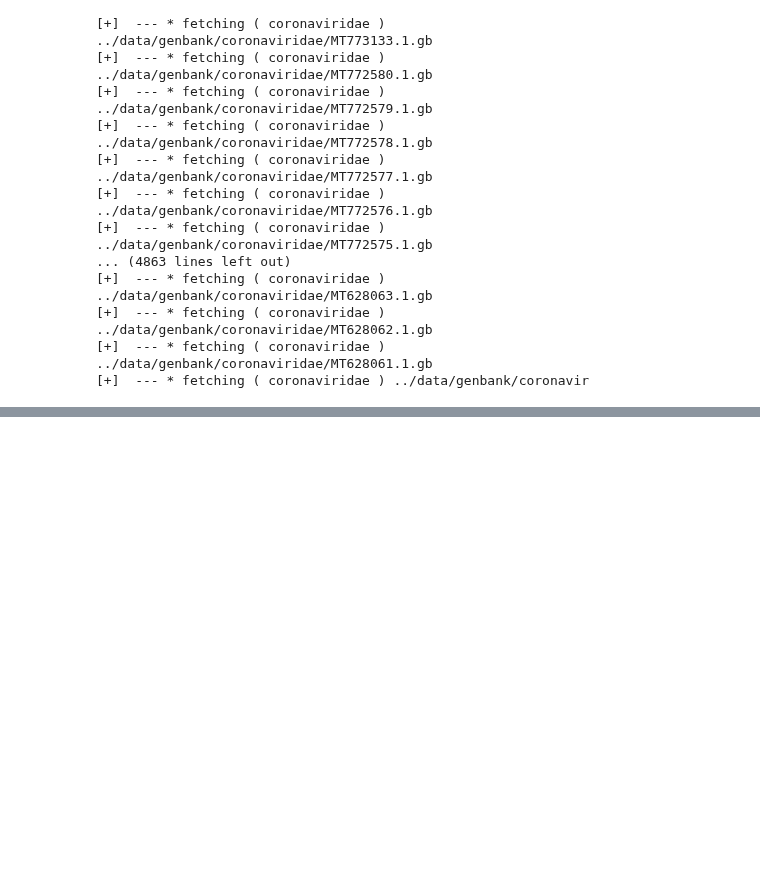
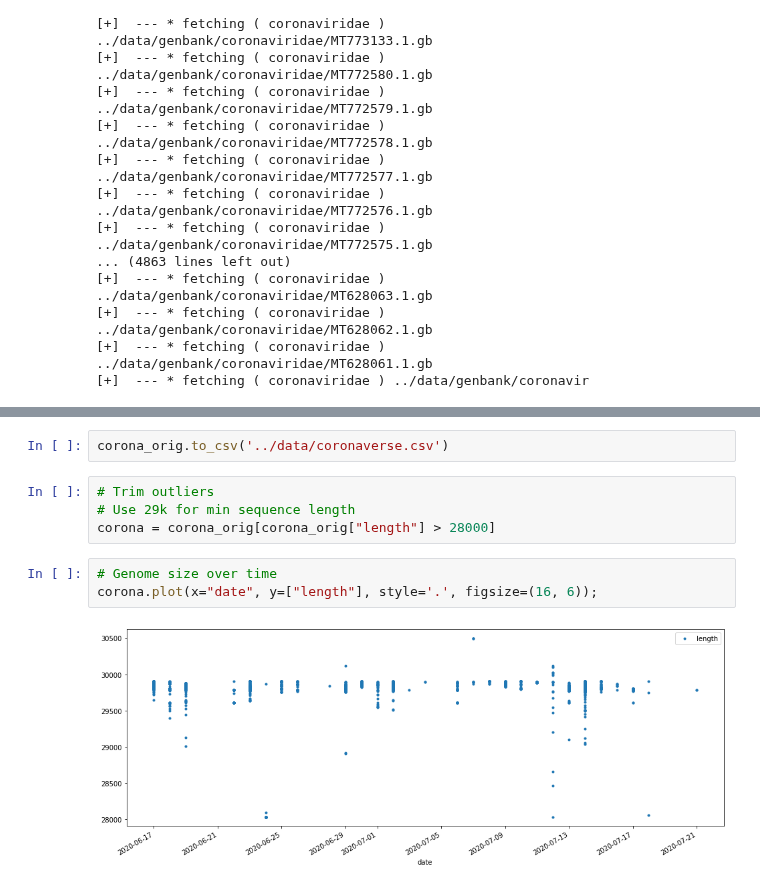
Before and after one commit to lukexyz/DNA-Toolbox, a Jupyter notebook: notebooks/Search_NCBI.ipynb, the cells around one changed output, grey strips where cells are left out. Cells and saved outputs as stored; diff of their text form; blank space fills up the shorter version.

```diff
--- a/notebooks/Search_NCBI.ipynb
+++ b/notebooks/Search_NCBI.ipynb
@@ -397,3 +399,14 @@ corona_orig.head()
 | LC556317.1 | 29899 | 2020-06-30 | 1.191611 | Severe acute respiratory syndrome... | (A, A, G, G, T, T, T, A, T, A, C,... | ../data/genbank/coronaviridae/LC5... | betacoronavirus | sarbecovirus | 0.0 | japan | ... |
 | LC556318.1 | 29891 | 2020-06-30 | 1.191611 | Severe acute respiratory syndrome... | (T, A, C, C, T, T, C, C, C, A, G,... | ../data/genbank/coronaviridae/LC5... | betacoronavirus | sarbecovirus | 0.0 | japan | ... |
 | LC556319.1 | 29893 | 2020-06-30 | 1.189910 | Severe acute respiratory syndrome... | (T, A, T, A, C, C, T, T, C, C, C,... | ../data/genbank/coronaviridae/LC5... | betacoronavirus | sarbecovirus | 0.0 | japan | ... |
+# %%
+corona_orig.to_csv('../data/coronaverse.csv')
+# %%
+# Trim outliers
+# Use 29k for min sequence length
+corona = corona_orig[corona_orig["length"] > 28000]
+# %%
+# Genome size over time
+corona.plot(x="date", y=["length"], style='.', figsize=(16, 6));
+# %% [output]
+[figure, added]
```
Also changed, not shown: parts of 7 cells of this notebook.
